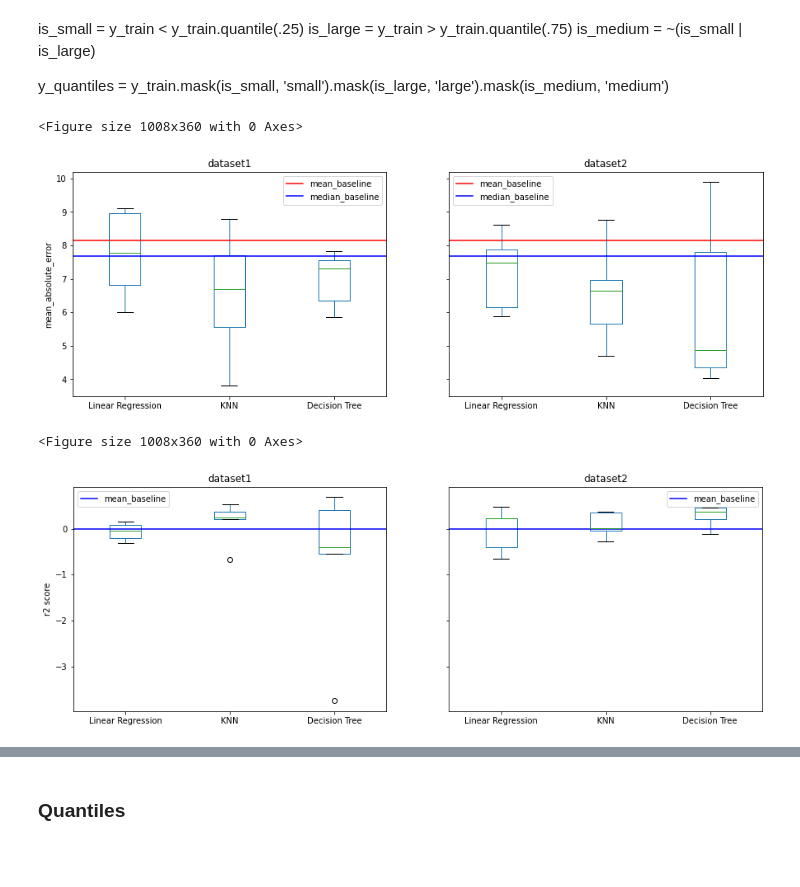
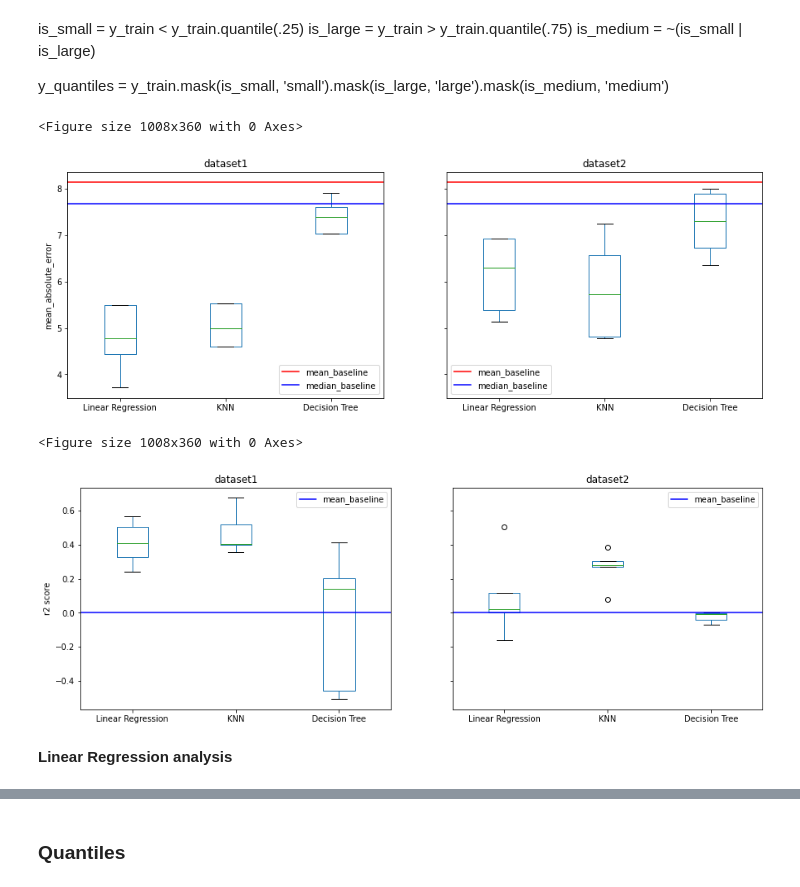
Before and after one commit to IncioMan/Continuous-Integration-metrics-for-post-release-bugs-prediction, a Jupyter notebook: notebooks/analysis/all_machine_learning.ipynb, the cells around one changed output, grey strips where cells are left out. Saved outputs shown, nothing was run; the diff lists cells and outputs as text; code cells hidden in the pictures; blank space fills up the shorter version.

Commit message:
no outliers in all ML

```diff
--- a/notebooks/analysis/all_machine_learning.ipynb
+++ b/notebooks/analysis/all_machine_learning.ipynb
@@ -907,8 +944,8 @@ dataset2 [-4.35950413 -7.8030303  -9.88888889 -4.86642857 -4.04329412]
 method_knn_regr_features = {}
 method_knn_feature_performance = {}
 for method in methods:
-    features, score, feature_performance = forward_feature_selection(KNeighborsRegressor(), method_x_train[method],\
-                                           method_y_train[method], cv=cross_validation_strategy)
+    features, score, feature_performance = forward_feature_selection(KNeighborsRegressor(), method_x_train_no_outlier[method],\
+                                           method_y_train_no_outlier[method], cv=cross_validation_strategy)
     print("-"*20)
     print(method, features, score)
     print("-"*20)
@@ -937,11 +974,11 @@ model = KNeighborsRegressor()
 method_knregressor_r2 = {}
 method_knregressor_neg_mean_error = {}
 for method in methods:
-    x = method_x_train[method][method_knn_regr_features[method]]
+    x = method_x_train_no_outlier[method][method_knn_regr_features[method]]
     method_knregressor_r2[method] = \
-        two_layer_cross_validate(model, params_grid, x, method_y_train[method], 5, 5, "r2")
+        two_layer_cross_validate(model, params_grid, x, method_y_train_no_outlier[method], 5, 5, "r2")
     method_knregressor_neg_mean_error[method] = \
-        two_layer_cross_validate(model, params_grid, x, method_y_train[method], 5, 5, "neg_mean_absolute_error")
+        two_layer_cross_validate(model, params_grid, x, method_y_train_no_outlier[method], 5, 5, "neg_mean_absolute_error")
 # %%
 for method in methods:
     print(method, method_knregressor_r2[method])
@@ -955,8 +992,8 @@ dataset2 [-6.65454545 -8.76623377 -6.96       -5.66       -4.7       ]
 method_lin_regr_features = {}
 method_lin_regr_feature_performance = {}
 for method in methods:
-    features, score, feature_performance = forward_feature_selection(LinearRegression(), method_x_train[method],\
-                                           method_y_train[method], cv=cross_validation_strategy)
+    features, score, feature_performance = forward_feature_selection(LinearRegression(), method_x_train_no_outlier[method],\
+                                           method_y_train_no_outlier[method], cv=cross_validation_strategy)
     print("-"*20)
     print(method, features, score)
     print("-"*20)
@@ -984,10 +1021,10 @@ method_linregression_r2 = {}
 method_linregression_nmae = {}
 for method in methods:
     features = method_lin_regr_features[method]
-    method_linregression_r2[method] = outer_layer_cross_validate(LinearRegression(), method_x_train[method][features],\
-                    method_y_train[method], 5, 5, scoring="r2")
-    method_linregression_nmae[method] = outer_layer_cross_validate(LinearRegression(), method_x_train[method][features],\
-                    method_y_train[method], 5, 5, scoring="neg_mean_absolute_error")
+    method_linregression_r2[method] = outer_layer_cross_validate(LinearRegression(), method_x_train_no_outlier[method][features],\
+                    method_y_train_no_outlier[method], 5, 5, scoring="r2")
+    method_linregression_nmae[method] = outer_layer_cross_validate(LinearRegression(), method_x_train_no_outlier[method][features],\
+                    method_y_train_no_outlier[method], 5, 5, scoring="neg_mean_absolute_error")
 # %%
 for method in methods:
     print("R2","-"*40)
@@ -1012,33 +1049,33 @@ y_quantiles = y_train.mask(is_small, 'small').mask(is_large, 'large').mask(is_me
 # %%
 plt.figure()
 fig, axes = plt.subplots(nrows=1, ncols=len(methods), sharey=True, figsize=(15.0, 5.0))
 scores = {"Linear Regression":method_linregression_nmae,
           "KNN": method_knregressor_neg_mean_error,
-          "Decision Tree": method_randomregressor_neg_mean_error
+          "Decision Tree": method_dt_neg_mean_error
          }
 for i, method in enumerate(methods):
     data = {}
     for model, score in scores.items():
         data[model] = -score[method]
     ax = pd.DataFrame(data).plot(kind="box", showfliers=False, ax=axes[i])
     x = method_x_train[method]
     y = method_y_train[method]
     ax.axhline(y=mean_absolute_error(DummyRegressor(strategy="mean").fit(x, y).predict(y), y),color='r', label="mean_baseline")
     ax.axhline(y=mean_absolute_error(DummyRegressor(strategy="median").fit(x, y).predict(y), y),color='b', label="median_baseline")
     ax.legend()
     ax.set_title(method)
     if i == 0:
         ax.set(ylabel="mean_absolute_error")
 plt.savefig(f"{figure_folder}/machine_learning_results/{mask_name}/regression_neg_mean_absolute_error.png", transparent=True, bbox_inches='tight', pad_inches=0.2)
 # %% [output]
 <Figure size 1008x360 with 0 Axes>
-[figure, old version]
+[figure, new version]
 # %%
 plt.figure()
 fig, axes = plt.subplots(nrows=1, ncols=len(methods), sharey=True, figsize=(15.0, 5.0))
 scores = {"Linear Regression":method_linregression_r2,
           "KNN": method_knregressor_r2,
-          "Decision Tree": method_randomregressor_r2
+          "Decision Tree": method_dt_r2
          }
 for i, method in enumerate(methods):
     data = {}
@@ -1056,4 +1093,6 @@ for i, method in enumerate(methods):
 plt.savefig(f"{figure_folder}/machine_learning_results/{mask_name}/regression_r2.png", transparent=True, bbox_inches='tight', pad_inches=0.2)
 # %% [output]
 <Figure size 1008x360 with 0 Axes>
-[figure, old version]
+[figure, new version]
+# %% [markdown]
+**Linear Regression analysis**
```
Also changed, not shown: parts of 42 cells of this notebook.
